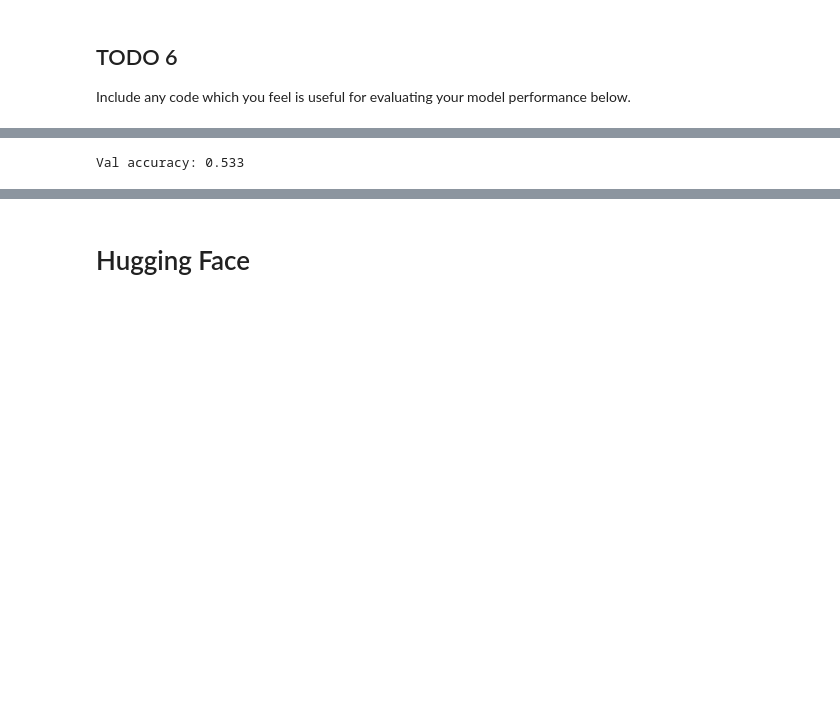
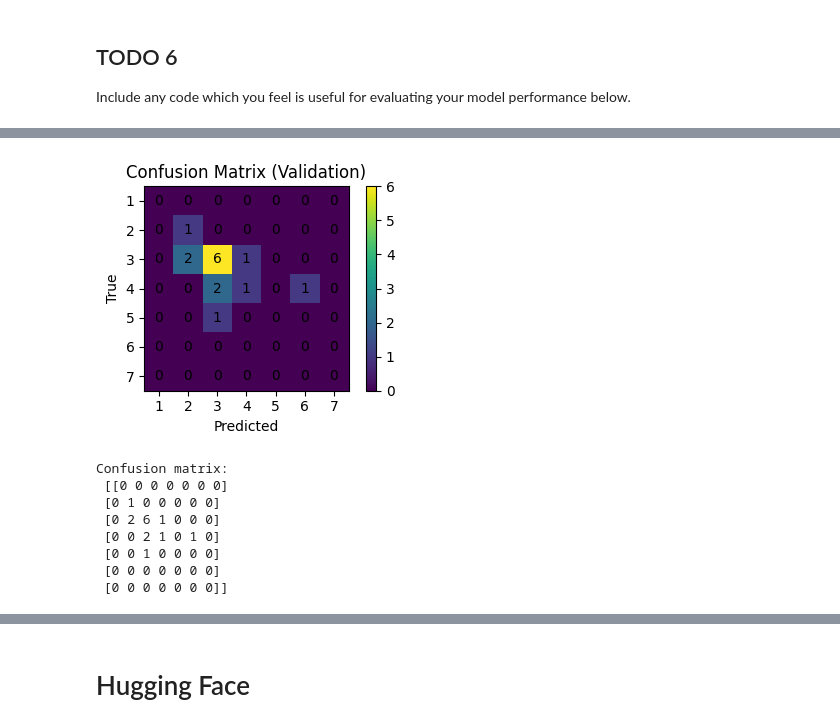
Before and after one commit to Eleftheria111/MVA2, a Jupyter notebook: Machine_Vision_Final_Lab_Model_Training.ipynb, the cells around one changed output, grey strips where cells are left out. Cells and saved outputs as stored; diff of their text form; code cells hidden in the pictures; blank space fills up the shorter version.

```diff
--- a/Machine_Vision_Final_Lab_Model_Training.ipynb
+++ b/Machine_Vision_Final_Lab_Model_Training.ipynb
@@ -495,4 +511,42 @@ def evaluate(model, loader, device, num_classes=7):
-# %%
-evaluate(model, val_loader, device)
-# %% [output]
-Val accuracy: 0.533
+# %%
+import matplotlib.pyplot as plt
+
+def confusion_matrix_np(y_true, y_pred, num_classes):
+    cm = np.zeros((num_classes, num_classes), dtype=int)
+    for t, p in zip(y_true, y_pred):
+        cm[t, p] += 1
+    return cm
+
+num_classes = 7
+class_names = [str(i) for i in range(1, 8)]
+
+cm = confusion_matrix_np(y_true, y_pred, num_classes)
+
+plt.figure(figsize=(4, 3))
+plt.imshow(cm, interpolation="nearest")
+plt.title("Confusion Matrix (Validation)")
+plt.xlabel("Predicted")
+plt.ylabel("True")
+plt.xticks(range(num_classes), class_names)
+plt.yticks(range(num_classes), class_names)
+
+# write counts in cells
+for i in range(num_classes):
+    for j in range(num_classes):
+        plt.text(j, i, str(cm[i, j]), ha="center", va="center")
+
+plt.colorbar()
+plt.tight_layout()
+plt.show()
+
+print("Confusion matrix:\n", cm)
+# %% [output]
+[figure, added]
+Confusion matrix:
+ [[0 0 0 0 0 0 0]
+ [0 1 0 0 0 0 0]
+ [0 2 6 1 0 0 0]
+ [0 0 2 1 0 1 0]
+ [0 0 1 0 0 0 0]
+ [0 0 0 0 0 0 0]
+ [0 0 0 0 0 0 0]]
```
Also changed, not shown: parts of 4 cells of this notebook, 2 other files.
